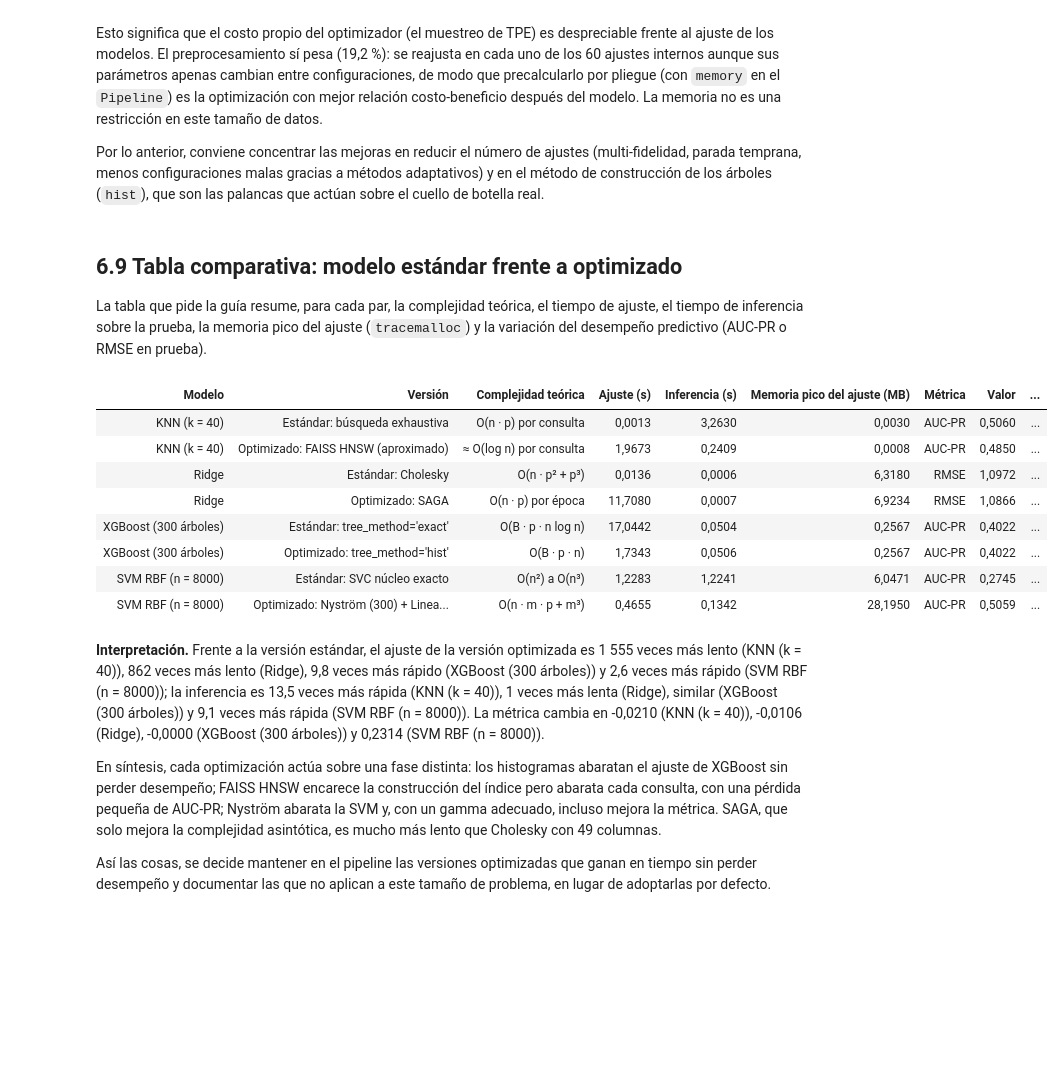
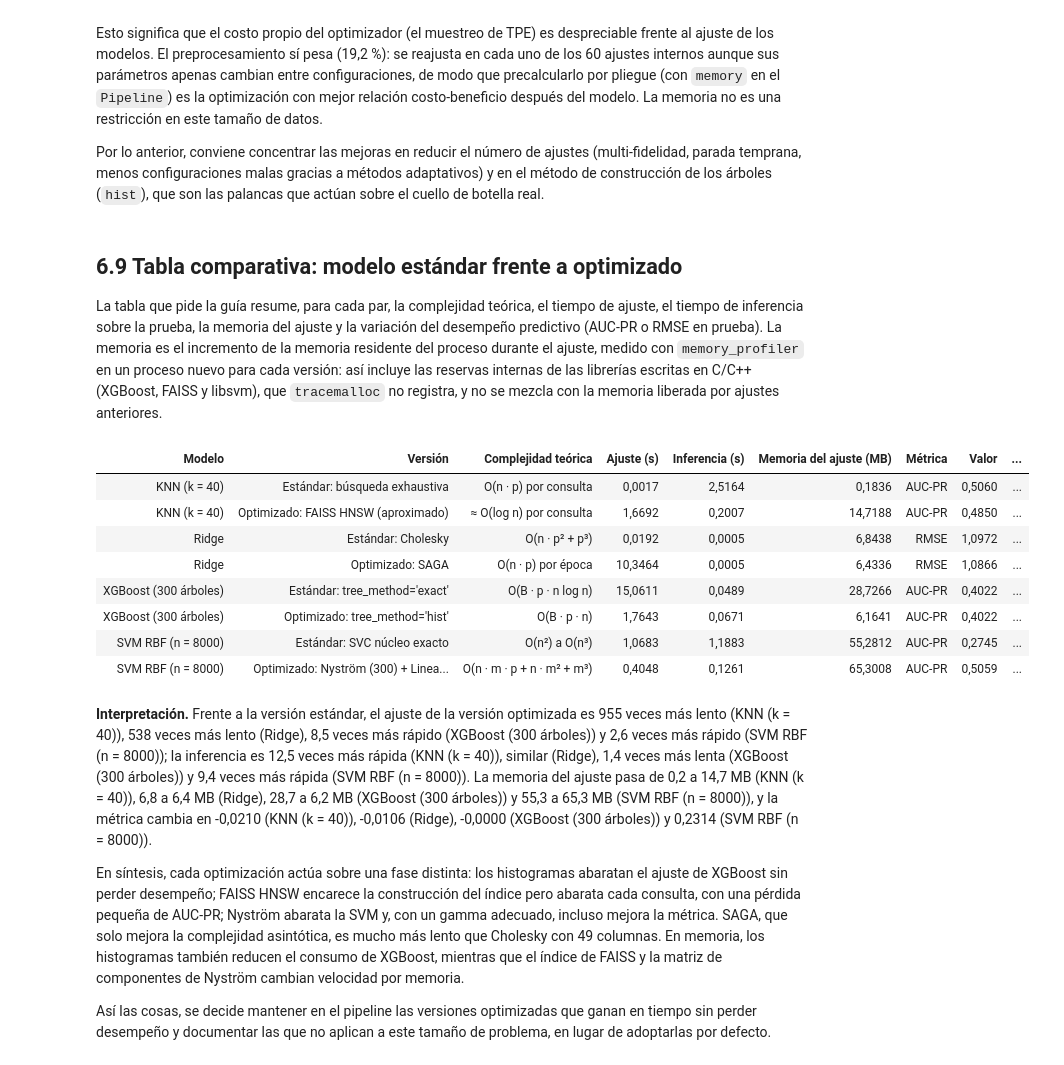
Before and after one commit to DTL-DA/proyecto-final-bank-marketing, a Jupyter notebook: _sources/desarrollo/06_optimizacion-computacional.ipynb, the cells around one changed output. Cells and saved outputs as stored; diff of their text form; code cells hidden in the pictures; blank space fills up the shorter version.

Commit message:
Actualizar Jupyter Book: expresión Nyström unificada, interpretación de 6.1 y recalibración en 7.4
Co-Authored-By: Claude Haiku 5.5 <noreply@anthropic.com>

```diff
--- a/_sources/desarrollo/06_optimizacion-computacional.ipynb
+++ b/_sources/desarrollo/06_optimizacion-computacional.ipynb
@@ -397,43 +397,47 @@ Por lo anterior, conviene concentrar las mejoras en reducir el número de ajuste
 # %% [markdown]
 ## 6.9 Tabla comparativa: modelo estándar frente a optimizado
 
-La tabla que pide la guía resume, para cada par, la complejidad teórica, el tiempo de ajuste, el tiempo de inferencia sobre la prueba, la memoria pico del ajuste (`tracemalloc`) y la variación del desempeño predictivo (AUC-PR o RMSE en prueba).
+La tabla que pide la guía resume, para cada par, la complejidad teórica, el tiempo de ajuste, el tiempo de inferencia sobre la prueba, la memoria del ajuste y la variación del desempeño predictivo (AUC-PR o RMSE en prueba). La memoria es el incremento de la memoria residente del proceso durante el ajuste, medido con `memory_profiler` en un proceso nuevo para cada versión: así incluye las reservas internas de las librerías escritas en C/C++ (XGBoost, FAISS y libsvm), que `tracemalloc` no registra, y no se mezcla con la memoria liberada por ajustes anteriores.
 # %%
 co = cp["comparativa"]
 tabla(co, dec=4, indice=False)
 pares_c = co.groupby("Modelo", sort=False)
 ahorro = pares_c.apply(lambda g: g["Ajuste (s)"].iloc[0] / g["Ajuste (s)"].iloc[1], include_groups=False)
 ahorro_i = pares_c.apply(lambda g: g["Inferencia (s)"].iloc[0] / g["Inferencia (s)"].iloc[1], include_groups=False)
 dif_m = pares_c["Variación de la métrica"].last()
+mem = pares_c["Memoria del ajuste (MB)"].agg(["first", "last"])
 def veces(v, fem=False):
     if 0.9 <= v <= 1.1:
         return "similar"
     a = "a" if fem else "o"
-    return f"{num(v, 1)} veces más rápid{a}" if v > 1 else f"{num(1 / v, 0)} veces más lent{a}"
+    return f"{num(v, 1)} veces más rápid{a}" if v > 1 else f"{num(1 / v, 1 if 1 / v < 10 else 0)} veces más lent{a}"
 
 interpretar(
     "Frente a la versión estándar, el ajuste de la versión optimizada es "
     + enumerar([f"{veces(v)} ({k})" for k, v in ahorro.items()], codigo=False)
     + "; la inferencia es " + enumerar([f"{veces(v, fem=True)} ({k})" for k, v in ahorro_i.items()], codigo=False)
-    + ". La métrica cambia en " + enumerar([f"{num(v, 4)} ({k})" for k, v in dif_m.items()], codigo=False) + ".",
+    + ". La memoria del ajuste pasa de " + enumerar([f"{num(r['first'], 1)} a {num(r['last'], 1)} MB ({k})" for k, r in mem.iterrows()], codigo=False)
+    + ", y la métrica cambia en " + enumerar([f"{num(v, 4)} ({k})" for k, v in dif_m.items()], codigo=False) + ".",
     conectar("En síntesis,", "Cada optimización actúa sobre una fase distinta: los histogramas abaratan el ajuste de XGBoost "
              "sin perder desempeño; FAISS HNSW encarece la construcción del índice pero abarata cada consulta, con una "
              "pérdida pequeña de AUC-PR; Nyström abarata la SVM y, con un gamma adecuado, incluso mejora la métrica. "
-             "SAGA, que solo mejora la complejidad asintótica, es mucho más lento que Cholesky con 49 columnas."),
+             "SAGA, que solo mejora la complejidad asintótica, es mucho más lento que Cholesky con 49 columnas. En memoria, "
+             "los histogramas también reducen el consumo de XGBoost, mientras que el índice de FAISS y la matriz de "
+             "componentes de Nyström cambian velocidad por memoria."),
     conectar("Así las cosas, se decide", "Mantener en el pipeline las versiones optimizadas que ganan en tiempo sin perder "
              "desempeño y documentar las que no aplican a este tamaño de problema, en lugar de adoptarlas por defecto."))
 # %% [output]
-| Modelo | Versión | Complejidad teórica | Ajuste (s) | Inferencia (s) | Memoria pico del ajuste (MB) | Métrica | Valor | ... |
-| KNN (k = 40) | Estándar: búsqueda exhaustiva | O(n · p) por consulta | 0,0013 | 3,2630 | 0,0030 | AUC-PR | 0,5060 | ... |
-| KNN (k = 40) | Optimizado: FAISS HNSW (aproximado) | ≈ O(log n) por consulta | 1,9673 | 0,2409 | 0,0008 | AUC-PR | 0,4850 | ... |
-| Ridge | Estándar: Cholesky | O(n · p² + p³) | 0,0136 | 0,0006 | 6,3180 | RMSE | 1,0972 | ... |
-| Ridge | Optimizado: SAGA | O(n · p) por época | 11,7080 | 0,0007 | 6,9234 | RMSE | 1,0866 | ... |
-| XGBoost (300 árboles) | Estándar: tree_method='exact' | O(B · p · n log n) | 17,0442 | 0,0504 | 0,2567 | AUC-PR | 0,4022 | ... |
-| XGBoost (300 árboles) | Optimizado: tree_method='hist' | O(B · p · n) | 1,7343 | 0,0506 | 0,2567 | AUC-PR | 0,4022 | ... |
-| SVM RBF (n = 8000) | Estándar: SVC núcleo exacto | O(n²) a O(n³) | 1,2283 | 1,2241 | 6,0471 | AUC-PR | 0,2745 | ... |
-| SVM RBF (n = 8000) | Optimizado: Nyström (300) + Linea... | O(n · m · p + m³) | 0,4655 | 0,1342 | 28,1950 | AUC-PR | 0,5059 | ... |
+| Modelo | Versión | Complejidad teórica | Ajuste (s) | Inferencia (s) | Memoria del ajuste (MB) | Métrica | Valor | ... |
+| KNN (k = 40) | Estándar: búsqueda exhaustiva | O(n · p) por consulta | 0,0017 | 2,5164 | 0,1836 | AUC-PR | 0,5060 | ... |
+| KNN (k = 40) | Optimizado: FAISS HNSW (aproximado) | ≈ O(log n) por consulta | 1,6692 | 0,2007 | 14,7188 | AUC-PR | 0,4850 | ... |
+| Ridge | Estándar: Cholesky | O(n · p² + p³) | 0,0192 | 0,0005 | 6,8438 | RMSE | 1,0972 | ... |
+| Ridge | Optimizado: SAGA | O(n · p) por época | 10,3464 | 0,0005 | 6,4336 | RMSE | 1,0866 | ... |
+| XGBoost (300 árboles) | Estándar: tree_method='exact' | O(B · p · n log n) | 15,0611 | 0,0489 | 28,7266 | AUC-PR | 0,4022 | ... |
+| XGBoost (300 árboles) | Optimizado: tree_method='hist' | O(B · p · n) | 1,7643 | 0,0671 | 6,1641 | AUC-PR | 0,4022 | ... |
+| SVM RBF (n = 8000) | Estándar: SVC núcleo exacto | O(n²) a O(n³) | 1,0683 | 1,1883 | 55,2812 | AUC-PR | 0,2745 | ... |
+| SVM RBF (n = 8000) | Optimizado: Nyström (300) + Linea... | O(n · m · p + n · m² + m³) | 0,4048 | 0,1261 | 65,3008 | AUC-PR | 0,5059 | ... |
-**Interpretación.** Frente a la versión estándar, el ajuste de la versión optimizada es 1 555 veces más lento (KNN (k = 40)), 862 veces más lento (Ridge), 9,8 veces más rápido (XGBoost (300 árboles)) y 2,6 veces más rápido (SVM RBF (n = 8000)); la inferencia es 13,5 veces más rápida (KNN (k = 40)), 1 veces más lenta (Ridge), similar (XGBoost (300 árboles)) y 9,1 veces más rápida (SVM RBF (n = 8000)). La métrica cambia en -0,0210 (KNN (k = 40)), -0,0106 (Ridge), -0,0000 (XGBoost (300 árboles)) y 0,2314 (SVM RBF (n = 8000)).
+**Interpretación.** Frente a la versión estándar, el ajuste de la versión optimizada es 955 veces más lento (KNN (k = 40)), 538 veces más lento (Ridge), 8,5 veces más rápido (XGBoost (300 árboles)) y 2,6 veces más rápido (SVM RBF (n = 8000)); la inferencia es 12,5 veces más rápida (KNN (k = 40)), similar (Ridge), 1,4 veces más lenta (XGBoost (300 árboles)) y 9,4 veces más rápida (SVM RBF (n = 8000)). La memoria del ajuste pasa de 0,2 a 14,7 MB (KNN (k = 40)), 6,8 a 6,4 MB (Ridge), 28,7 a 6,2 MB (XGBoost (300 árboles)) y 55,3 a 65,3 MB (SVM RBF (n = 8000)), y la métrica cambia en -0,0210 (KNN (k = 40)), -0,0106 (Ridge), -0,0000 (XGBoost (300 árboles)) y 0,2314 (SVM RBF (n = 8000)).
 
-En síntesis, cada optimización actúa sobre una fase distinta: los histogramas abaratan el ajuste de XGBoost sin perder desempeño; FAISS HNSW encarece la construcción del índice pero abarata cada consulta, con una pérdida pequeña de AUC-PR; Nyström abarata la SVM y, con un gamma adecuado, incluso mejora la métrica. SAGA, que solo mejora la complejidad asintótica, es mucho más lento que Cholesky con 49 columnas.
+En síntesis, cada optimización actúa sobre una fase distinta: los histogramas abaratan el ajuste de XGBoost sin perder desempeño; FAISS HNSW encarece la construcción del índice pero abarata cada consulta, con una pérdida pequeña de AUC-PR; Nyström abarata la SVM y, con un gamma adecuado, incluso mejora la métrica. SAGA, que solo mejora la complejidad asintótica, es mucho más lento que Cholesky con 49 columnas. En memoria, los histogramas también reducen el consumo de XGBoost, mientras que el índice de FAISS y la matriz de componentes de Nyström cambian velocidad por memoria.
 
 Así las cosas, se decide mantener en el pipeline las versiones optimizadas que ganan en tiempo sin perder desempeño y documentar las que no aplican a este tamaño de problema, en lugar de adoptarlas por defecto.
```
Also changed, not shown: parts of 1 cell of this notebook, 44 other files.
